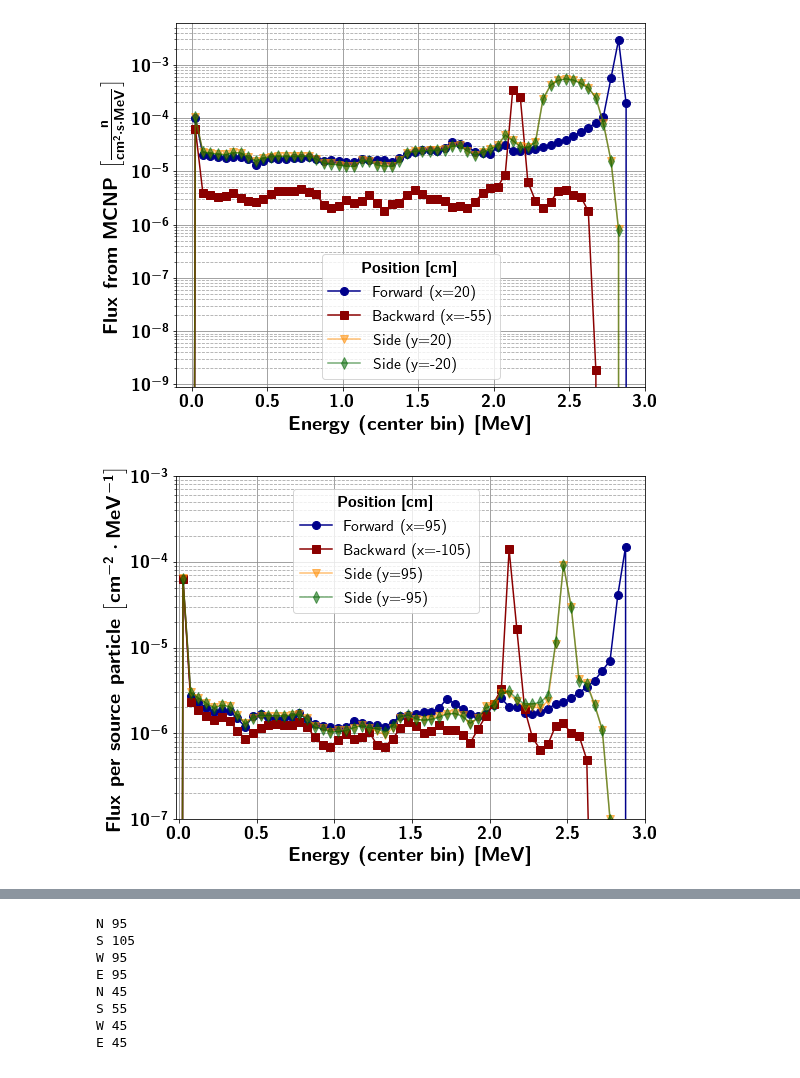
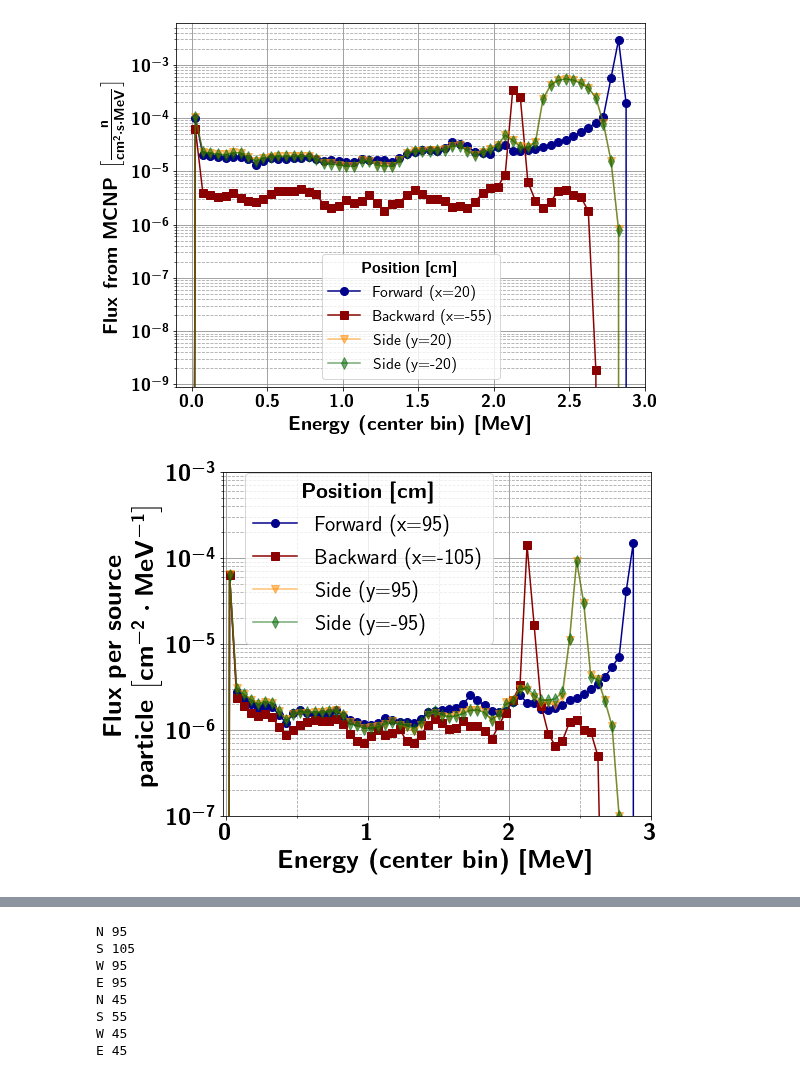
Before and after one commit to kromerh/phd_python, a Jupyter notebook: 09.BS_Mapping/02.NeutronFluxes.ipynb, the cells around one changed output, grey strips where cells are left out. Cells and saved outputs as stored; diff of their text form; code cells hidden in the pictures.

```diff
--- a/09.BS_Mapping/02.NeutronFluxes.ipynb
+++ b/09.BS_Mapping/02.NeutronFluxes.ipynb
@@ -104,7 +104,7 @@ plt.show()
 [figure]
 # %%
 fig = plt.figure(figsize=(8, 6))
-fs = 20
+fs = 26
 markersize = 8
 figname = 'MCNP_flux_far'
 ebin = 0.05
@@ -128,36 +128,38 @@ plt.yscale('log')
 # ylim = ax1.get_ylim()
 ylim = [1e-7,1e-3]
 plt.xlim(-0.05, 3.0)
 plt.ylim(ylim)
 
 plt.xlabel(r"\textbf{Energy (center bin) [MeV]}", fontsize=fs)
-plt.ylabel(r"\textbf{Flux per source particle }" + r"$\left[ cm^{-2} \cdot MeV^{-1} \right]$", fontsize=fs)
-
+plt.ylabel(r"\textbf{Flux per source}" + '\n' + r"\textbf{ particle }" + r"$\left[ cm^{-2} \cdot MeV^{-1} \right]$", fontsize=fs)
+# minor ticks x
+minor_locator = AutoMinorLocator(2)
+ax1.xaxis.set_minor_locator(minor_locator)
 ax1.tick_params('x', colors='black', labelsize=fs-2)
 ax1.tick_params('y', colors='black', labelsize=fs-2)
 plt.grid(which="minor",ls="--", color='0.65')
 plt.grid(which="major",ls="-", color='0.55')
-leg = plt.legend(loc=[0.25,0.6], fontsize=fs-4)
+leg = plt.legend(loc=(0.05, 0.5), fontsize=fs-4)
 leg.set_title(r"\textbf{Position [cm]}", prop = {'size': fs-4})
 plt.tight_layout()
 plt.savefig(f'{outputfolder}/{figname}/{figname}.pdf')
 
 
 df_output = pd.DataFrame()
 output_file = '/Users/hkromer/02_PhD/02_Data/06.BS_Mapping/flux_95to105cm.csv'# for Robert
 df_output['N 95'] = (nps/ebin)*df['N 95']
 df_output['S 105'] = (nps/ebin)*df['S 105']
 df_output['W 95'] = (nps/ebin)*df['W 95']
 df_output['E 95'] = (nps/ebin)*df['E 95']
 df_output.to_csv(output_file)
 # fig = plt.figure(figsize=(8, 6))
 # for col in df_output.columns:
 #     plt.plot(df_output.index, df_output[col])
 # plt.yscale('log')
 plt.xlim(-0.02, 3.0)
 # plt.ylim(ylim)
 plt.show()
 # %% [output]
-[figure, old version]
+[figure, new version]
 # %%
 fig = plt.figure(figsize=(8, 6))
```
Also changed, not shown: parts of 2 cells of this notebook, 7 other files.
